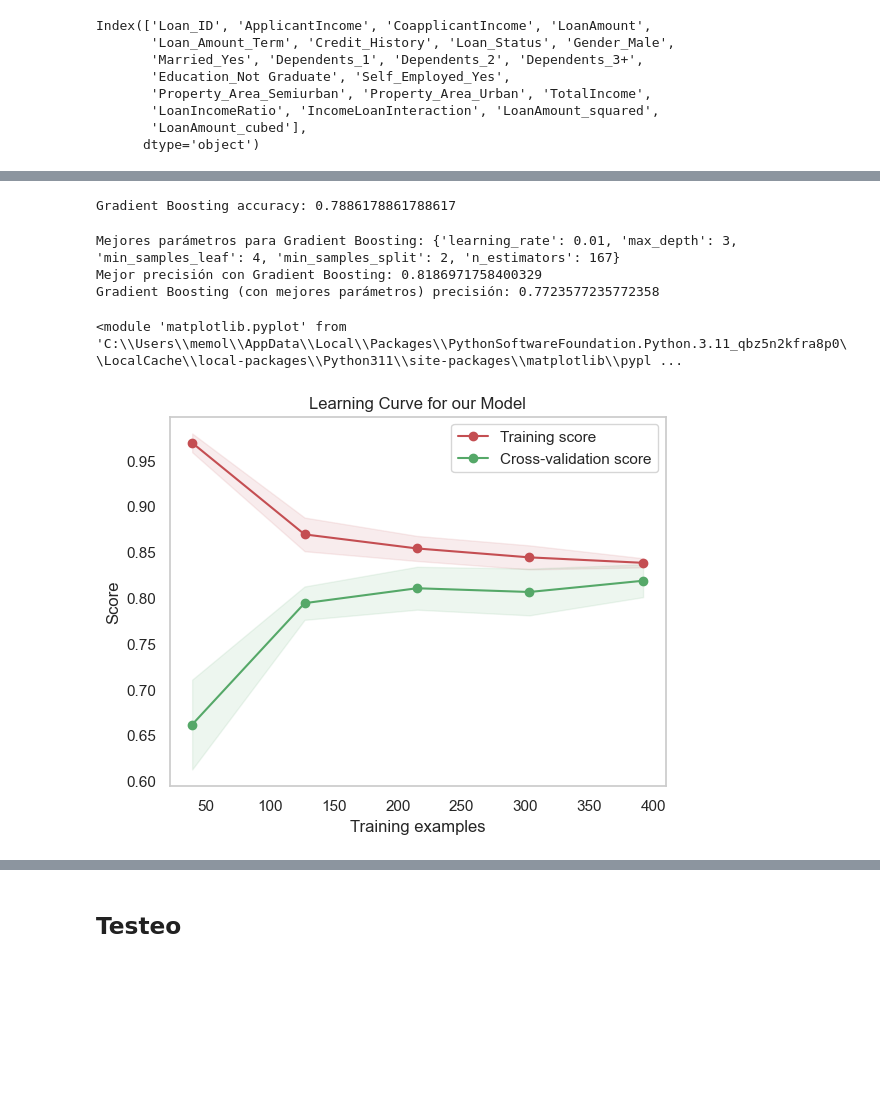
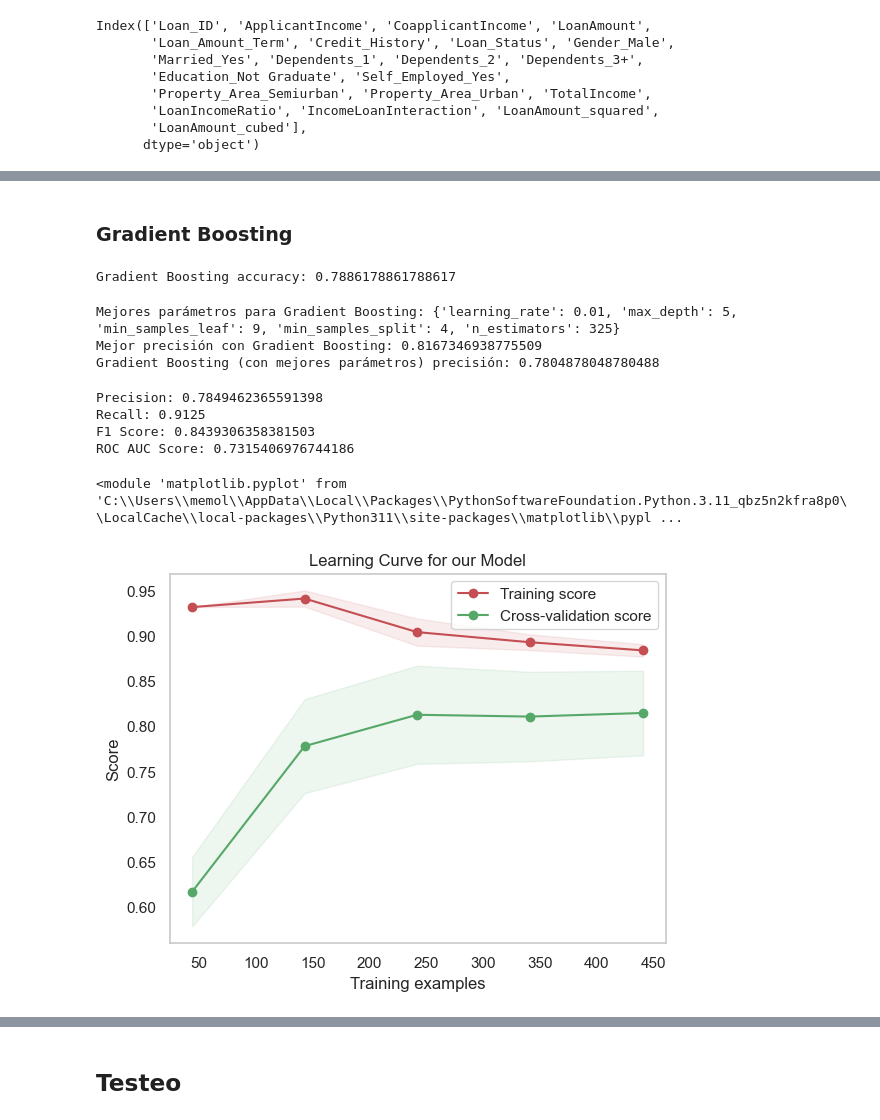
Before and after one commit to joferte84/Loan_predict, a Jupyter notebook: Loan predict.ipynb, the cells around one changed output, grey strips where cells are left out. Saved outputs shown, nothing was run; the diff lists cells and outputs as text; code cells hidden in the pictures; blank space fills up the shorter version.

```diff
--- a/Loan predict.ipynb
+++ b/Loan predict.ipynb
@@ -359,12 +492,15 @@ La precisión del modelo es: 0.7886178861788617
 # %%
 param_distributions = {
-    'n_estimators': randint(100, 500),
+    'n_estimators': randint(100, 1000),
     'max_depth': randint(3, 20),
     'min_samples_split': randint(2, 11),
     'min_samples_leaf': randint(1, 11)
 }
 
-random_search_rf = RandomizedSearchCV(RandomForestClassifier(random_state=42), param_distributions=param_distributions, n_iter=100, cv=5, scoring='accuracy', random_state=42, n_jobs=-1)
+random_search_rf = RandomizedSearchCV(RandomForestClassifier(random_state=42),
+                                      param_distributions=param_distributions,
+                                      n_iter=1000, cv=5, scoring='accuracy',
+                                      random_state=42, n_jobs=-1)
 random_search_rf.fit(X_train, y_train)
 
 print("Mejores parámetros:", random_search_rf.best_params_)
@@ -380,3 +515,0 @@ Random Forest (con mejores parámetros) precisión: 0.7886178861788617
-# %%
-xgb = XGBClassifier(use_label_encoder=False, eval_metric='logloss')
-xgb.fit(X_train, y_train)
@@ -414,16 +608,16 @@ param_distributions = {
 }
 
 # Crear RandomizedSearchCV para XGBoost
-random_search = RandomizedSearchCV(estimator=XGBClassifier(use_label_encoder=False, eval_metric='logloss', random_state=42),
-                                    param_distributions=param_distributions, n_iter=100, cv=5, scoring='accuracy', random_state=42, n_jobs=-1)
-random_search.fit(X_train, y_train)
+random_search_xgb = RandomizedSearchCV(estimator=XGBClassifier(use_label_encoder=False, eval_metric='logloss', random_state=42),
+                                    param_distributions=param_distributions, n_iter=1000, cv=10, scoring='accuracy', random_state=42, n_jobs=-1)
+random_search_xgb.fit(X_train, y_train)
 
 # Mejores parámetros y mejor precisión para XGBoost
-print("XGBoost - Mejores parámetros:", random_search.best_params_)
-print("XGBoost - Mejor precisión:", random_search.best_score_)
+print("XGBoost - Mejores parámetros:", random_search_xgb.best_params_)
+print("XGBoost - Mejor precisión:", random_search_xgb.best_score_)
 
 # Entrenar de nuevo usando los mejores parámetros
-best_xgb_model = XGBClassifier(**random_search.best_params_, use_label_encoder=False, eval_metric='logloss', random_state=42)
+best_xgb_model = XGBClassifier(**random_search_xgb.best_params_, use_label_encoder=False, eval_metric='logloss', random_state=42)
 best_xgb_model.fit(X_train, y_train)
 y_pred_best_xgb = best_xgb_model.predict(X_test)
 accuracy_best_xgb = accuracy_score(y_test, y_pred_best_xgb)
@@ -479,3 +707,5 @@ plt.show()
+# %% [markdown]
+### Gradient Boosting
 # %%
 # Inicializar el modelo de Gradient Boosting
 gb_model = GradientBoostingClassifier(random_state=42)
@@ -505,8 +735,8 @@ param_distributions_gb = {
 random_search_gb = RandomizedSearchCV(
     estimator=GradientBoostingClassifier(random_state=42),
     param_distributions=param_distributions_gb,
-    n_iter=100,
-    cv=5,
+    n_iter=1000,
+    cv=10,
     scoring='accuracy',
     random_state=42,
     n_jobs=-1
@@ -525,41 +755,57 @@ y_pred_best_gb = best_gb_model.predict(X_test)
 accuracy_best_gb = accuracy_score(y_test, y_pred_best_gb)
 print(f"Gradient Boosting (con mejores parámetros) precisión: {accuracy_best_gb}")
 # %% [output]
-Mejores parámetros para Gradient Boosting: {'learning_rate': 0.01, 'max_depth': 3, 'min_samples_leaf': 4, 'min_samples_split': 2, 'n_estimators': 167}
-Mejor precisión con Gradient Boosting: 0.8186971758400329
-Gradient Boosting (con mejores parámetros) precisión: 0.7723577235772358
+Mejores parámetros para Gradient Boosting: {'learning_rate': 0.01, 'max_depth': 5, 'min_samples_leaf': 9, 'min_samples_split': 4, 'n_estimators': 325}
+Mejor precisión con Gradient Boosting: 0.8167346938775509
+Gradient Boosting (con mejores parámetros) precisión: 0.7804878048780488
+# %%
+precision = precision_score(y_test, y_pred_best_gb)
+recall = recall_score(y_test, y_pred_best_gb)
+f1 = f1_score(y_test, y_pred_best_gb)
+roc_auc = roc_auc_score(y_test, best_gb_model.predict_proba(X_test)[:, 1])
+
+print(f"Precision: {precision}")
+print(f"Recall: {recall}")
+print(f"F1 Score: {f1}")
+print(f"ROC AUC Score: {roc_auc}")
+# %% [output]
+Precision: 0.7849462365591398
+Recall: 0.9125
+F1 Score: 0.8439306358381503
+ROC AUC Score: 0.7315406976744186
 # %%
 def plot_learning_curve(estimator, title, X, y, ylim=None, cv=None,
                         n_jobs=None, train_sizes=np.linspace(.1, 1.0, 5)):
+
     plt.figure()
     plt.title(title)
     if ylim is not None:
         plt.ylim(*ylim)
     plt.xlabel("Training examples")
     plt.ylabel("Score")
     train_sizes, train_scores, test_scores = learning_curve(
         estimator, X, y, cv=cv, n_jobs=n_jobs, train_sizes=train_sizes)
     train_scores_mean = np.mean(train_scores, axis=1)
     train_scores_std = np.std(train_scores, axis=1)
     test_scores_mean = np.mean(test_scores, axis=1)
     test_scores_std = np.std(test_scores, axis=1)
     plt.grid()
 
     plt.fill_between(train_sizes, train_scores_mean - train_scores_std,
                      train_scores_mean + train_scores_std, alpha=0.1,
                      color="r")
     plt.fill_between(train_sizes, test_scores_mean - test_scores_std,
                      test_scores_mean + test_scores_std, alpha=0.1, color="g")
     plt.plot(train_sizes, train_scores_mean, 'o-', color="r",
              label="Training score")
     plt.plot(train_sizes, test_scores_mean, 'o-', color="g",
              label="Cross-validation score")
 
     plt.legend(loc="best")
     return plt
 
 # Ejemplo de uso:
-plot_learning_curve(estimator=best_gb_model, title="Learning Curve for our Model", X=X_train, y=y_train, cv=5)
+plot_learning_curve(estimator=best_gb_model, title="Learning Curve for our Model", X=X_train, y=y_train, cv=10)
 # %% [output]
 <module 'matplotlib.pyplot' from 'C:\\Users\\memol\\AppData\\Local\\Packages\\PythonSoftwareFoundation.Python.3.11_qbz5n2kfra8p0\\LocalCache\\local-packages\\Python311\\site-packages\\matplotlib\\pypl ...
-[figure, old version]
+[figure, new version]
```
Also changed, not shown: parts of 65 cells of this notebook.
